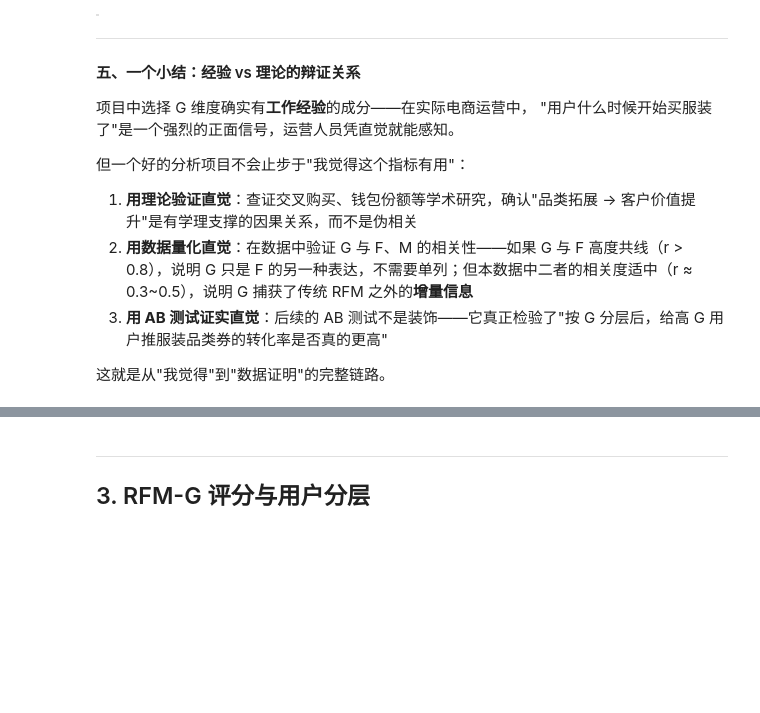
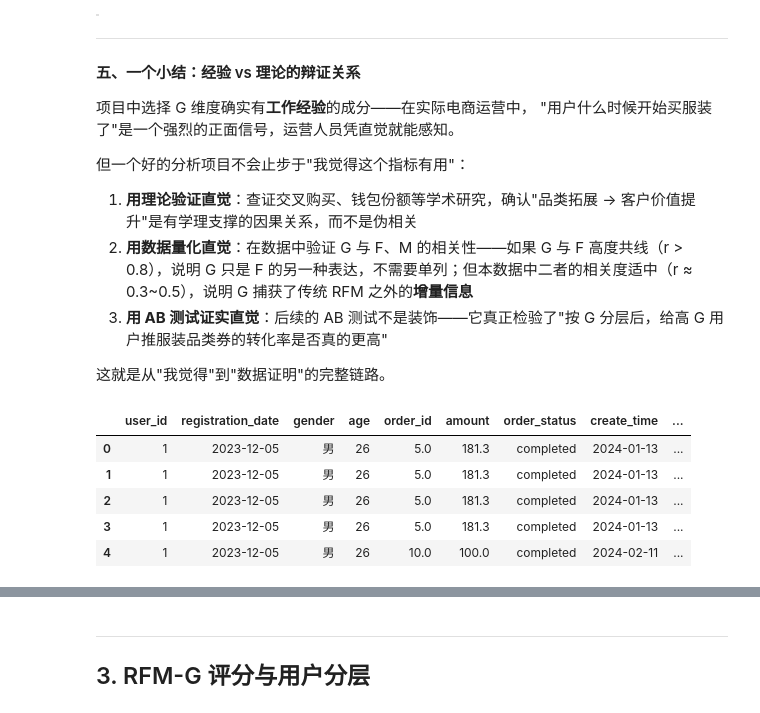
Before and after one commit to maheyun/jianli, a Jupyter notebook: 项目二：老用户激活与价值提升/analysis.ipynb, the cells around one changed output, grey strips where cells are left out. Cells and saved outputs as stored; diff of their text form; code cells hidden in the pictures; blank space fills up the shorter version.

```diff
--- a/项目二：老用户激活与价值提升/analysis.ipynb
+++ b/项目二：老用户激活与价值提升/analysis.ipynb
@@ -381,6 +381,15 @@ RFM 的扩展在业界并非孤例，下表汇总了各阶段模型的演化：
 3. **用 AB 测试证实直觉**：后续的 AB 测试不是装饰——它真正检验了"按 G 分层后，给高 G 用户推服装品类券的转化率是否真的更高"
 
 这就是从"我觉得"到"数据证明"的完整链路。
+# %%
+df_full.head()
+# %% [output]
+|  | user_id | registration_date | gender | age | order_id | amount | order_status | create_time | ... |
+| 0 | 1 | 2023-12-05 | 男 | 26 | 5.0 | 181.3 | completed | 2024-01-13 | ... |
+| 1 | 1 | 2023-12-05 | 男 | 26 | 5.0 | 181.3 | completed | 2024-01-13 | ... |
+| 2 | 1 | 2023-12-05 | 男 | 26 | 5.0 | 181.3 | completed | 2024-01-13 | ... |
+| 3 | 1 | 2023-12-05 | 男 | 26 | 5.0 | 181.3 | completed | 2024-01-13 | ... |
+| 4 | 1 | 2023-12-05 | 男 | 26 | 10.0 | 100.0 | completed | 2024-02-11 | ... |
 # %%
 # ============================================================
 # RFM-G 特征工程：从五表宽表聚合用户级指标
```
Also changed, not shown: parts of 7 cells of this notebook, 18 other files.
